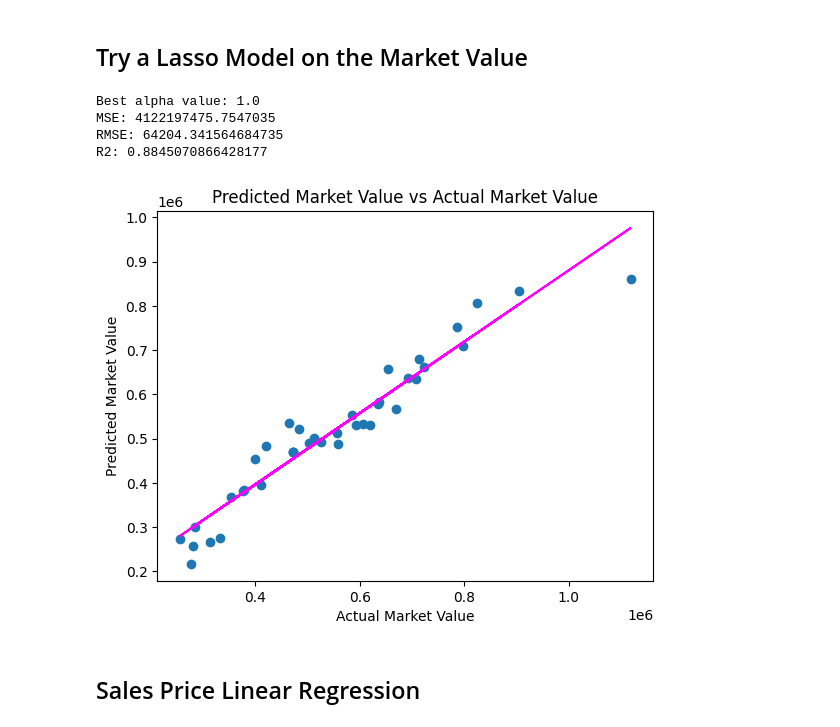
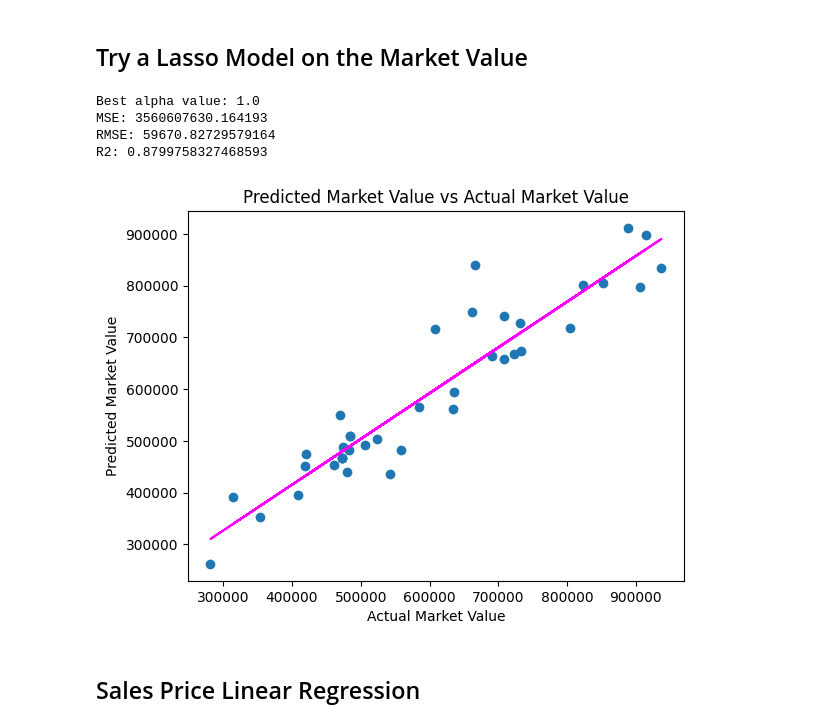
Before and after one commit to jason-christopher/Wheeler_Home_Values, a Jupyter notebook: analysis.ipynb, the cells around one changed output. Saved outputs shown, nothing was run; the diff lists cells and outputs as text; code cells hidden in the pictures.

```diff
--- a/analysis.ipynb
+++ b/analysis.ipynb
@@ -29,6 +29,9 @@ df['sales_prices'] = df['sales_prices'].apply(ast.literal_eval)
 get_most_recent = lambda x: next(iter(x.values())) if x else None
 df['most_recent_sales_price'] = df['sales_prices'].apply(get_most_recent)
 df['most_recent_market_value'] = df['market_values'].apply(get_most_recent)
+
+# Get total square footage by adding unfin_attic_sqft to the square_feet column
+df['total_sqft'] = df['square_feet'] + df['unfin_attic_sqft']
 
 # Calculate price/square foot
 df['price/square_foot'] = df['most_recent_sales_price'] / df['square_feet']
@@ -280,11 +283,11 @@ R2: 0.8845029296029104
 # %%
 # Clean the data and break into features and labels
 cleaned_df = df.dropna(subset=['square_feet', 'most_recent_market_value'])
-X = cleaned_df[['square_feet', 'year_built', 'bedrooms', 'bathrooms', 'has_garage', 'has_apt']].values
+X = cleaned_df[['total_sqft', 'year_built', 'bedrooms', 'bathrooms', 'has_garage', 'has_apt']].values
 y = cleaned_df['most_recent_market_value'].values
 
 # Split data into training/testing groups and create a model
-X_train, X_test, y_train, y_test = train_test_split(X, y, test_size=0.30, random_state=0)
+X_train, X_test, y_train, y_test = train_test_split(X, y, test_size=0.30, random_state=1)
 
 # Create and fit the LassoCV model
 alphas = np.logspace(-4, 0, 50)  # Define a range of alpha values to test
@@ -292,37 +295,37 @@ lasso_cv_model = LassoCV(alphas=alphas, cv=5).fit(X_train, y_train)
 
 # Get the best alpha value
 best_alpha = lasso_cv_model.alpha_
 print("Best alpha value:", best_alpha)
 
 # Create and fit the Lasso model using the best alpha value
 lasso_model = Lasso(alpha=best_alpha).fit(X_train, y_train)
 predictions = lasso_model.predict(X_test)
 
 # Determine how well the model predicts
 mse = mean_squared_error(y_test, predictions)
 print("MSE:", mse)
 rmse = np.sqrt(mse)
 print("RMSE:", rmse)
 r2 = r2_score(y_test, predictions)
 print("R2:", r2)
 
 # Plot predicted vs actual
 plt.scatter(y_test, predictions)
 plt.xlabel('Actual Market Value')
 plt.ylabel('Predicted Market Value')
 plt.title('Predicted Market Value vs Actual Market Value')
 
 # Overlay the regression line
 z = np.polyfit(y_test, predictions, 1)
 p = np.poly1d(z)
 plt.plot(y_test,p(y_test), color='magenta')
 plt.show()
 # %% [output]
 Best alpha value: 1.0
-MSE: 4122197475.7547035
-RMSE: 64204.341564684735
-R2: 0.8845070866428177
+MSE: 3560607630.164193
+RMSE: 59670.82729579164
+R2: 0.8799758327468593
-[figure, old version]
+[figure, new version]
 # %% [markdown]
 ## Sales Price Linear Regression
 # %%
```
Also changed, not shown: parts of 7 cells of this notebook.
